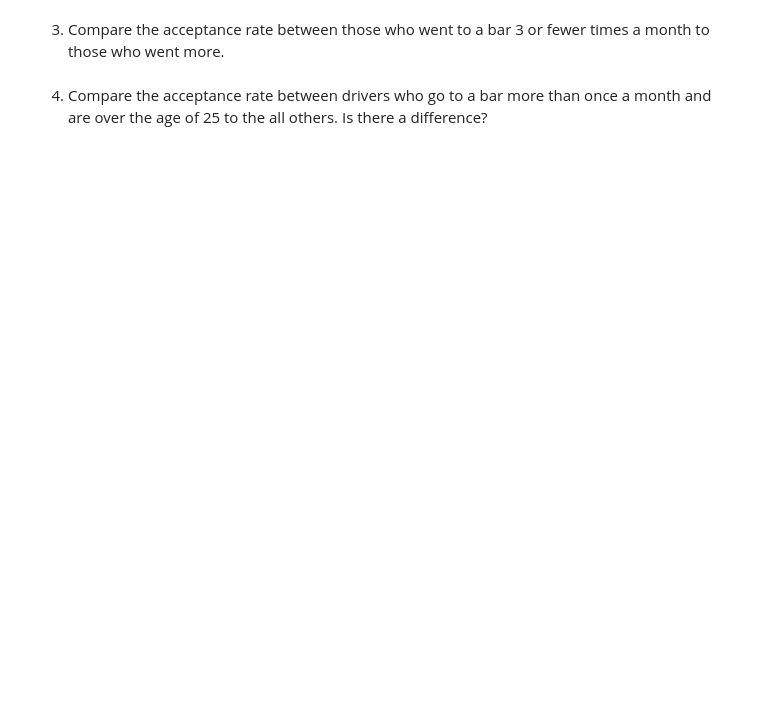
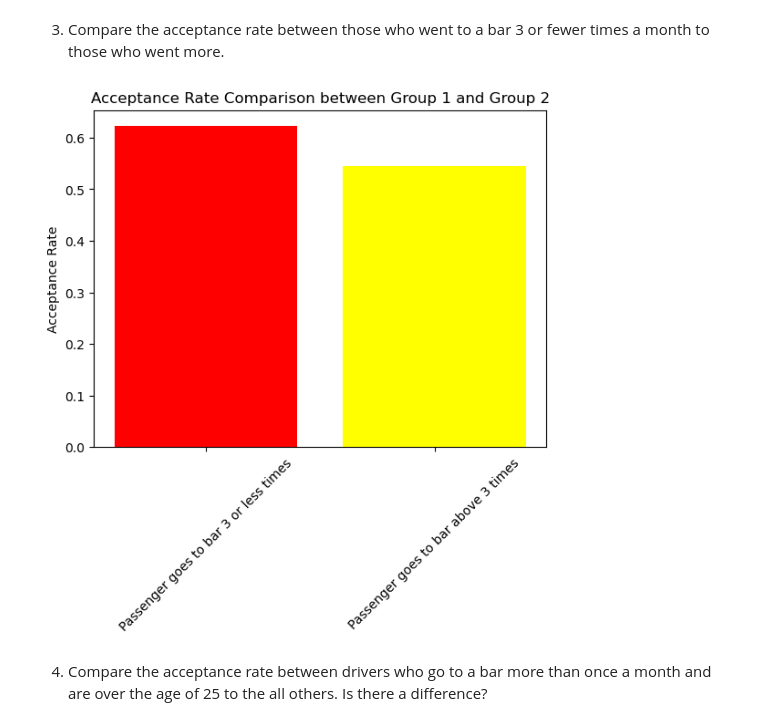
Before and after one commit to lakshmip8217/PAA_5.1, a Jupyter notebook: prompt.ipynb, the cells around one changed output. Saved outputs shown, nothing was run; the diff lists cells and outputs as text; code cells hidden in the pictures; blank space fills up the shorter version.

```diff
--- a/prompt.ipynb
+++ b/prompt.ipynb
@@ -264,4 +310,33 @@ Now, we will lead you through an exploration of just the bar related coupons.
 # %% [markdown]
 3. Compare the acceptance rate between those who went to a bar 3 or fewer times a month to those who went more.
+# %%
+df = pd.read_csv('data/coupons.csv')
+# unique values of the Bar column =array(['never', 'less1', '1~3', 'gt8', nan, '4~8'], dtype=object)
+
+# Define values to compare against
+bar_values_3_or_less = ['less1', '1~3']
+
+# filter the drivers who go to bar 3 or a fewer times
+bar_frequency_3_or_less = df[(df['Bar'].isin(compare_values))]
+
+# filter the drivers who goes more than 3 times to a Bar
+bar_frequency_other = df[~(df['Bar'].isin(compare_values))]
+
+# Calculate acceptance rates for both groups
+acceptance_rate_grp_1 = bar_frequency_3_or_less['Y'].mean()
+acceptance_rate_grp_2 = bar_frequency_other['Y'].mean()
+
+# Plotting
+labels = ['Passenger goes to bar 3 or less times', 'Passenger goes to bar above 3 times']
+acceptance_rates_grp1_grp2 = [acceptance_rate_grp_1, acceptance_rate_grp_2]
+
+plt.bar(labels, acceptance_rates_grp1_grp2, color=['red', 'yellow'])
+plt.xticks(rotation = 45)
+plt.ylabel('Acceptance Rate')
+plt.title('Acceptance Rate Comparison between Group 1 and Group 2')
+# plt.ylim(0, 1)  # Set the y-axis limit from 0 to 1 (assuming acceptance rate is between 0 and 1)
+plt.show()
+# %% [output]
+[figure, added]
 # %% [markdown]
 4. Compare the acceptance rate between drivers who go to a bar more than once a month and are over the age of 25 to the all others.  Is there a difference?
```
Also changed, not shown: parts of 8 cells of this notebook.
